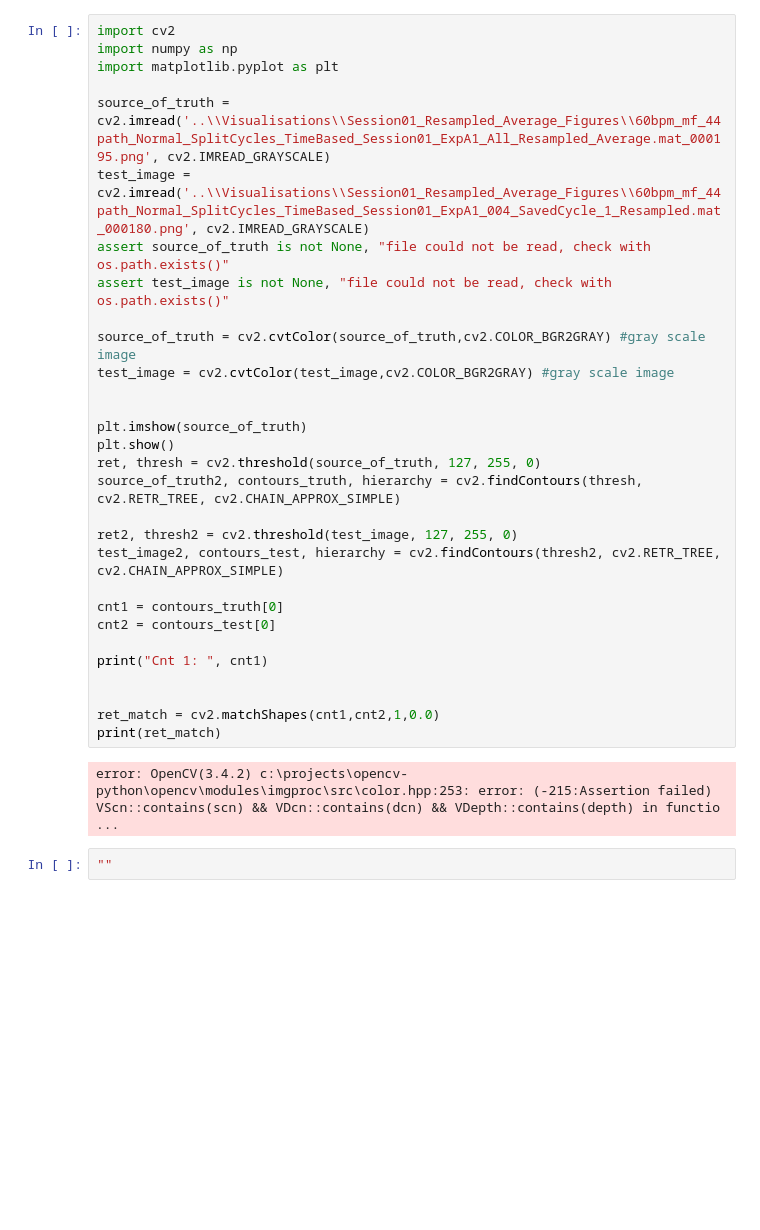
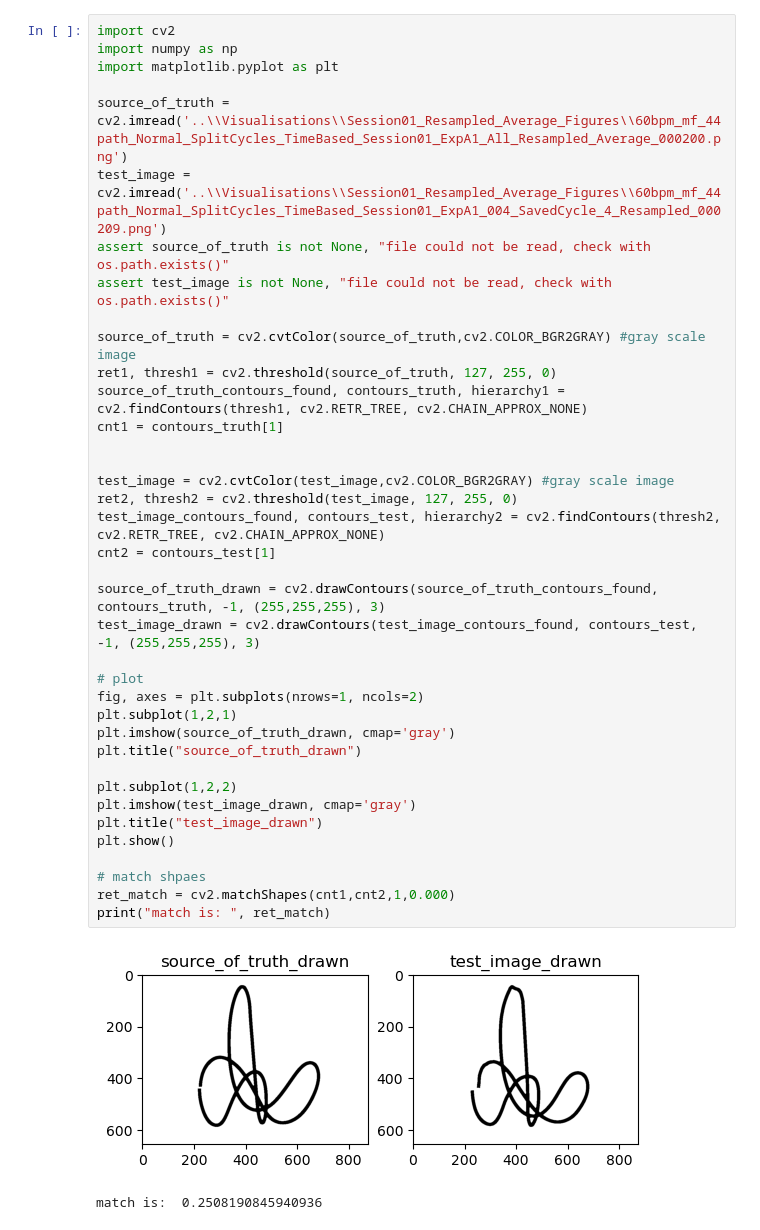
Before and after one commit to courtzc/SmartBaton, a Jupyter notebook: DataManipulation/matchShapes.ipynb, the cells around one changed output. Saved outputs shown, nothing was run; the diff lists cells and outputs as text; blank space fills up the shorter version.

Commit message:
match shapes now outputs a real number! woohoo!

```diff
--- a/DataManipulation/matchShapes.ipynb
+++ b/DataManipulation/matchShapes.ipynb
@@ -1,34 +1,41 @@
 # %%
 import cv2
 import numpy as np
 import matplotlib.pyplot as plt
 
-source_of_truth = cv2.imread('..\\Visualisations\\Session01_Resampled_Average_Figures\\60bpm_mf_44path_Normal_SplitCycles_TimeBased_Session01_ExpA1_All_Resampled_Average.mat_000195.png', cv2.IMREAD_GRAYSCALE)
-test_image = cv2.imread('..\\Visualisations\\Session01_Resampled_Average_Figures\\60bpm_mf_44path_Normal_SplitCycles_TimeBased_Session01_ExpA1_004_SavedCycle_1_Resampled.mat_000180.png', cv2.IMREAD_GRAYSCALE)
+source_of_truth = cv2.imread('..\\Visualisations\\Session01_Resampled_Average_Figures\\60bpm_mf_44path_Normal_SplitCycles_TimeBased_Session01_ExpA1_All_Resampled_Average_000200.png')
+test_image = cv2.imread('..\\Visualisations\\Session01_Resampled_Average_Figures\\60bpm_mf_44path_Normal_SplitCycles_TimeBased_Session01_ExpA1_004_SavedCycle_4_Resampled_000209.png')
 assert source_of_truth is not None, "file could not be read, check with os.path.exists()"
 assert test_image is not None, "file could not be read, check with os.path.exists()"
 
 source_of_truth = cv2.cvtColor(source_of_truth,cv2.COLOR_BGR2GRAY) #gray scale image
-test_image = cv2.cvtColor(test_image,cv2.COLOR_BGR2GRAY) #gray scale image
+ret1, thresh1 = cv2.threshold(source_of_truth, 127, 255, 0)
+source_of_truth_contours_found, contours_truth, hierarchy1 = cv2.findContours(thresh1, cv2.RETR_TREE, cv2.CHAIN_APPROX_NONE)
+cnt1 = contours_truth[1]
 
 
-plt.imshow(source_of_truth)
+test_image = cv2.cvtColor(test_image,cv2.COLOR_BGR2GRAY) #gray scale image
+ret2, thresh2 = cv2.threshold(test_image, 127, 255, 0)
+test_image_contours_found, contours_test, hierarchy2 = cv2.findContours(thresh2, cv2.RETR_TREE, cv2.CHAIN_APPROX_NONE)
+cnt2 = contours_test[1]
+
+source_of_truth_drawn = cv2.drawContours(source_of_truth_contours_found, contours_truth, -1, (255,255,255), 3)
+test_image_drawn = cv2.drawContours(test_image_contours_found, contours_test, -1, (255,255,255), 3)
+
+# plot
+fig, axes = plt.subplots(nrows=1, ncols=2)
+plt.subplot(1,2,1)
+plt.imshow(source_of_truth_drawn, cmap='gray')
+plt.title("source_of_truth_drawn")
+
+plt.subplot(1,2,2)
+plt.imshow(test_image_drawn, cmap='gray')
+plt.title("test_image_drawn")
 plt.show()
-ret, thresh = cv2.threshold(source_of_truth, 127, 255, 0)
-source_of_truth2, contours_truth, hierarchy = cv2.findContours(thresh, cv2.RETR_TREE, cv2.CHAIN_APPROX_SIMPLE)
 
-ret2, thresh2 = cv2.threshold(test_image, 127, 255, 0)
-test_image2, contours_test, hierarchy = cv2.findContours(thresh2, cv2.RETR_TREE, cv2.CHAIN_APPROX_SIMPLE)
-
-cnt1 = contours_truth[0]
-cnt2 = contours_test[0]
-
-print("Cnt 1: ", cnt1)
-
-
-ret_match = cv2.matchShapes(cnt1,cnt2,1,0.0)
-print(ret_match)
+# match shpaes
+ret_match = cv2.matchShapes(cnt1,cnt2,1,0.000)
+print("match is: ", ret_match)
 # %% [output]
+[figure, added]
-error: OpenCV(3.4.2) c:\projects\opencv-python\opencv\modules\imgproc\src\color.hpp:253: error: (-215:Assertion failed) VScn::contains(scn) && VDcn::contains(dcn) && VDepth::contains(depth) in functio ...
+match is:  0.2508190845940936
-# %%
-""
```
